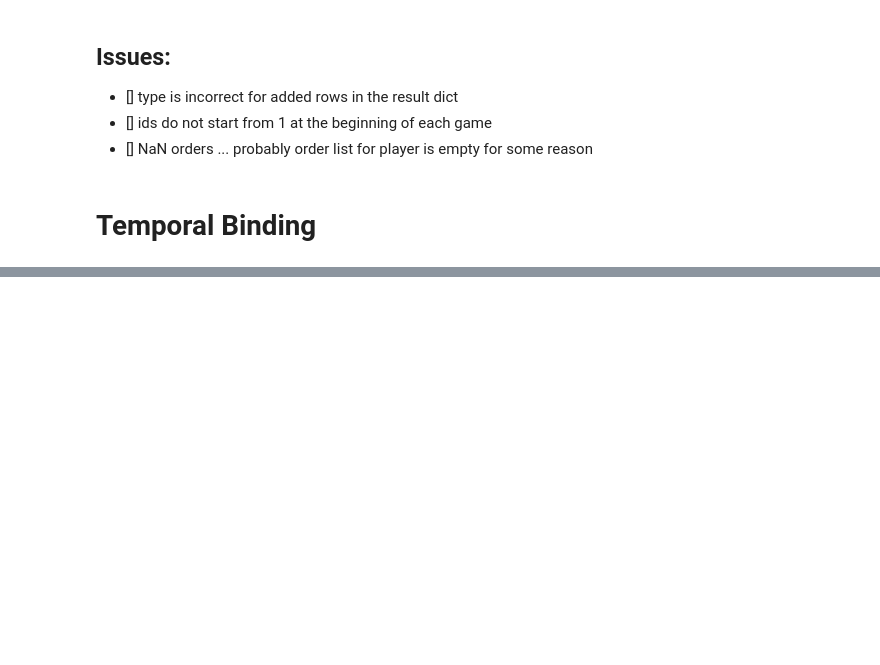
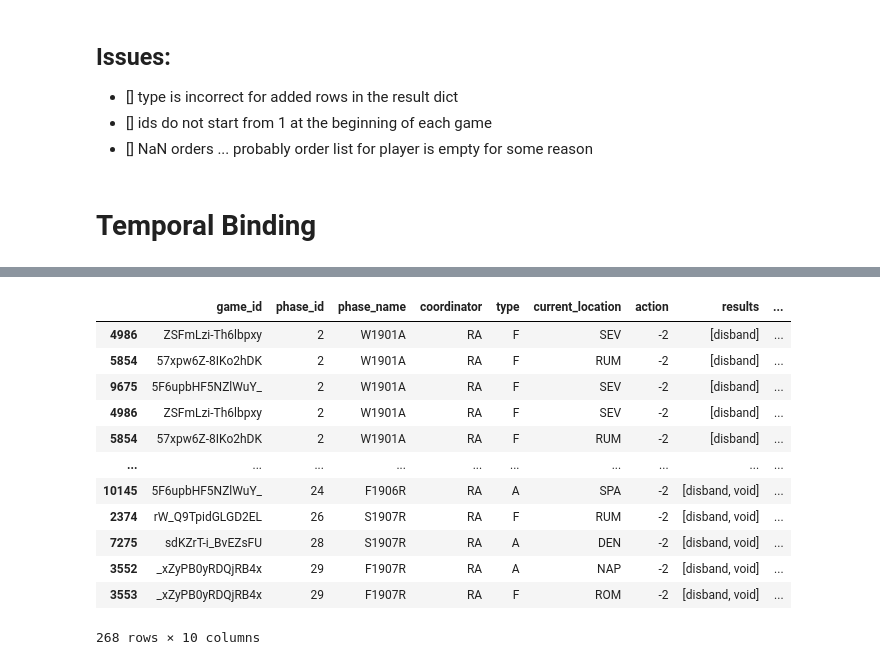
Before and after one commit to amimem/agent_abstraction, a Jupyter notebook: notebooks/diplomacy.ipynb, the cells around one changed output, grey strips where cells are left out. Drawn from its saved outputs; the diff is of its cells as text; code cells hidden in the pictures; blank space fills up the shorter version.

```diff
--- a/notebooks/diplomacy.ipynb
+++ b/notebooks/diplomacy.ipynb
@@ -255,4 +427,18 @@ for idx, game_id in enumerate(unique_games):
 # cdf = pd.concat(game_phase_df_list, ignore_index=True)
 cdf = pd.concat(game_phase_df_list)
 # %%
-cdf.loc[cdf["action"] == 'D']["results"].value_counts()
+cdf.loc[cdf['coordinator'] == 'RA']
+# %% [output]
+|  | game_id | phase_id | phase_name | coordinator | type | current_location | action | results | ... |
+| 4986 | ZSFmLzi-Th6lbpxy | 2 | W1901A | RA | F | SEV | -2 | [disband] | ... |
+| 5854 | 57xpw6Z-8IKo2hDK | 2 | W1901A | RA | F | RUM | -2 | [disband] | ... |
+| 9675 | 5F6upbHF5NZlWuY_ | 2 | W1901A | RA | F | SEV | -2 | [disband] | ... |
+| 4986 | ZSFmLzi-Th6lbpxy | 2 | W1901A | RA | F | SEV | -2 | [disband] | ... |
+| 5854 | 57xpw6Z-8IKo2hDK | 2 | W1901A | RA | F | RUM | -2 | [disband] | ... |
+| ... | ... | ... | ... | ... | ... | ... | ... | ... | ... |
+| 10145 | 5F6upbHF5NZlWuY_ | 24 | F1906R | RA | A | SPA | -2 | [disband, void] | ... |
+| 2374 | rW_Q9TpidGLGD2EL | 26 | S1907R | RA | F | RUM | -2 | [disband, void] | ... |
+| 7275 | sdKZrT-i_BvEZsFU | 28 | S1907R | RA | A | DEN | -2 | [disband, void] | ... |
+| 3552 | _xZyPB0yRDQjRB4x | 29 | F1907R | RA | A | NAP | -2 | [disband, void] | ... |
+| 3553 | _xZyPB0yRDQjRB4x | 29 | F1907R | RA | F | ROM | -2 | [disband, void] | ... |
+268 rows × 10 columns
```
Also changed, not shown: parts of 24 cells of this notebook.
